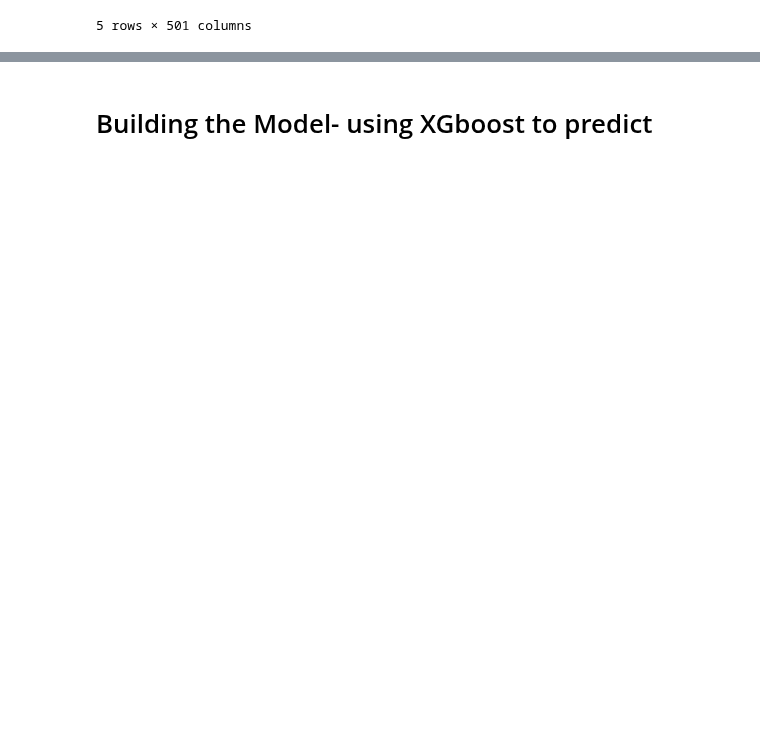
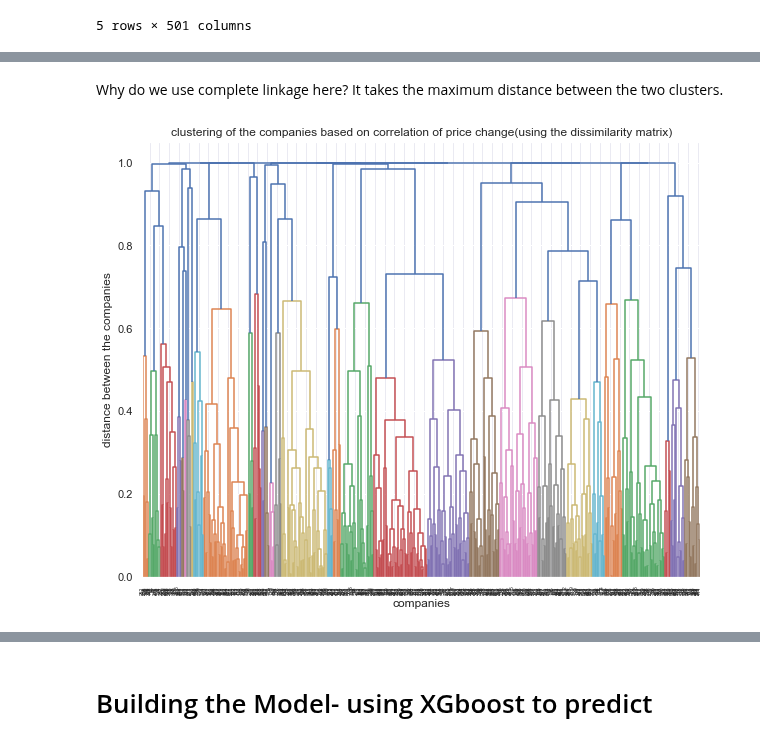
Before and after one commit to ktongk/BTT-JPMC-1, a Jupyter notebook: scrape_data_nora.ipynb, the cells around one changed output, grey strips where cells are left out. Drawn from its saved outputs; the diff is of its cells as text; code cells hidden in the pictures; blank space fills up the shorter version.

Commit message:
next is to find alternative ways to verify the choice of the number of clusters

```diff
--- a/scrape_data_nora.ipynb
+++ b/scrape_data_nora.ipynb
@@ -757,7 +749,7 @@ df_price_pct.head()
 | 2023-03-09 | -0.013982 | -0.042797 | -0.014915 | -0.015040 | -0.041280 | -0.015593 | -0.027173 | -0.014792 | -0.021600 | -0.016133 | ... | ... |
 5 rows × 501 columns
 # %%
-dissimilarity = 1 - df_price_pct.corr().values
+dissimilarity = 1 - abs(df_price_pct.corr().values) #whether to use absolute value or not
 # %%
 # print(dissimilarity.shape) #The shape is: (501, 501), so we are good to go
 # Since we have the correlation of itself to be 0, the next is to
@@ -789,0 +775,17 @@ Z = linkage(squareform(dissimilarity), 'ward')
+# %%
+
+from scipy.cluster.hierarchy import *
+complete_linkage = linkage(squareform(dissimilarity), method = 'complete')
+# %% [markdown]
+Why do we use complete linkage here?
+It takes the maximum distance between the two clusters.
+# %%
+dendrogram = dendrogram(complete_linkage)
+
+plt.xlabel("companies")
+plt.ylabel("distance between the companies")
+
+plt.title("clustering of the companies based on correlation of price change(using the dissimilarity matrix)")
+plt.show()
+# %% [output]
+[figure, added]
```
Also changed, not shown: parts of 25 cells of this notebook.
